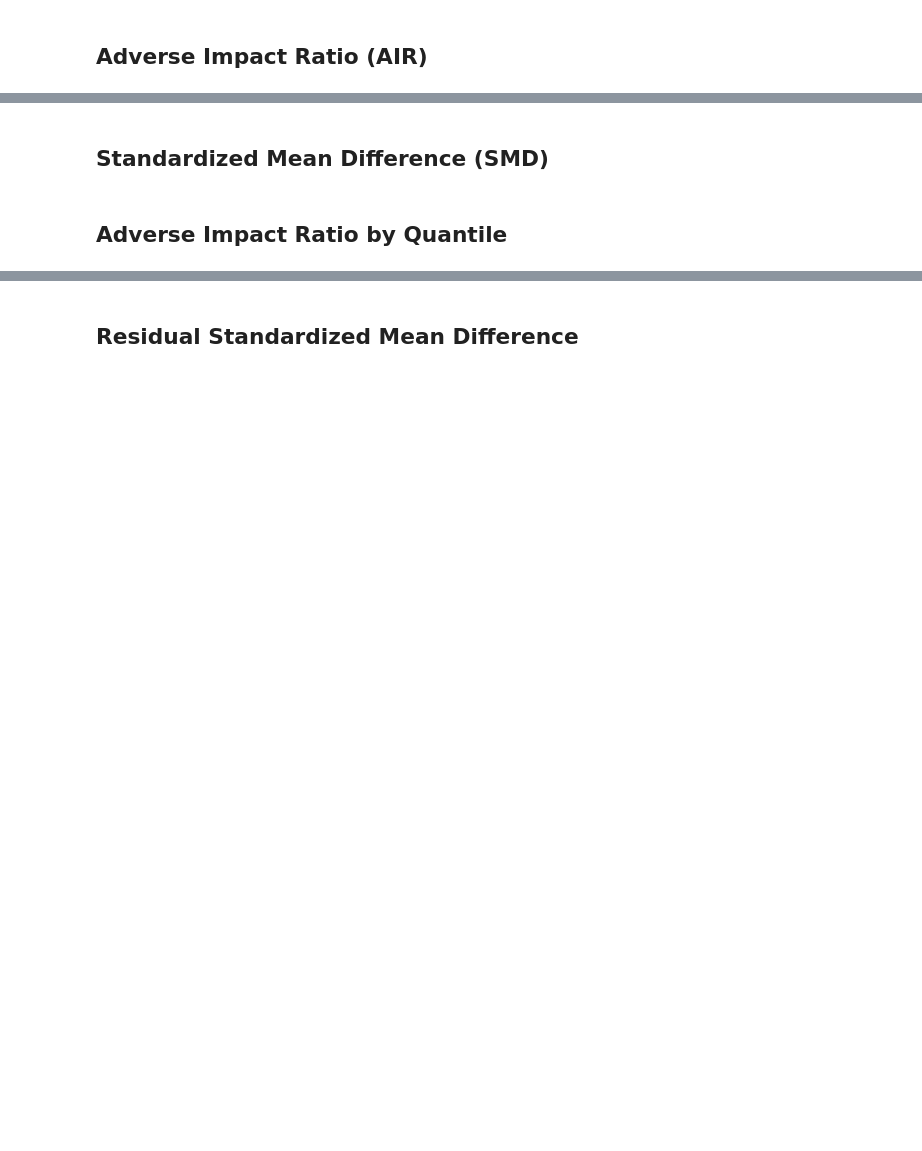
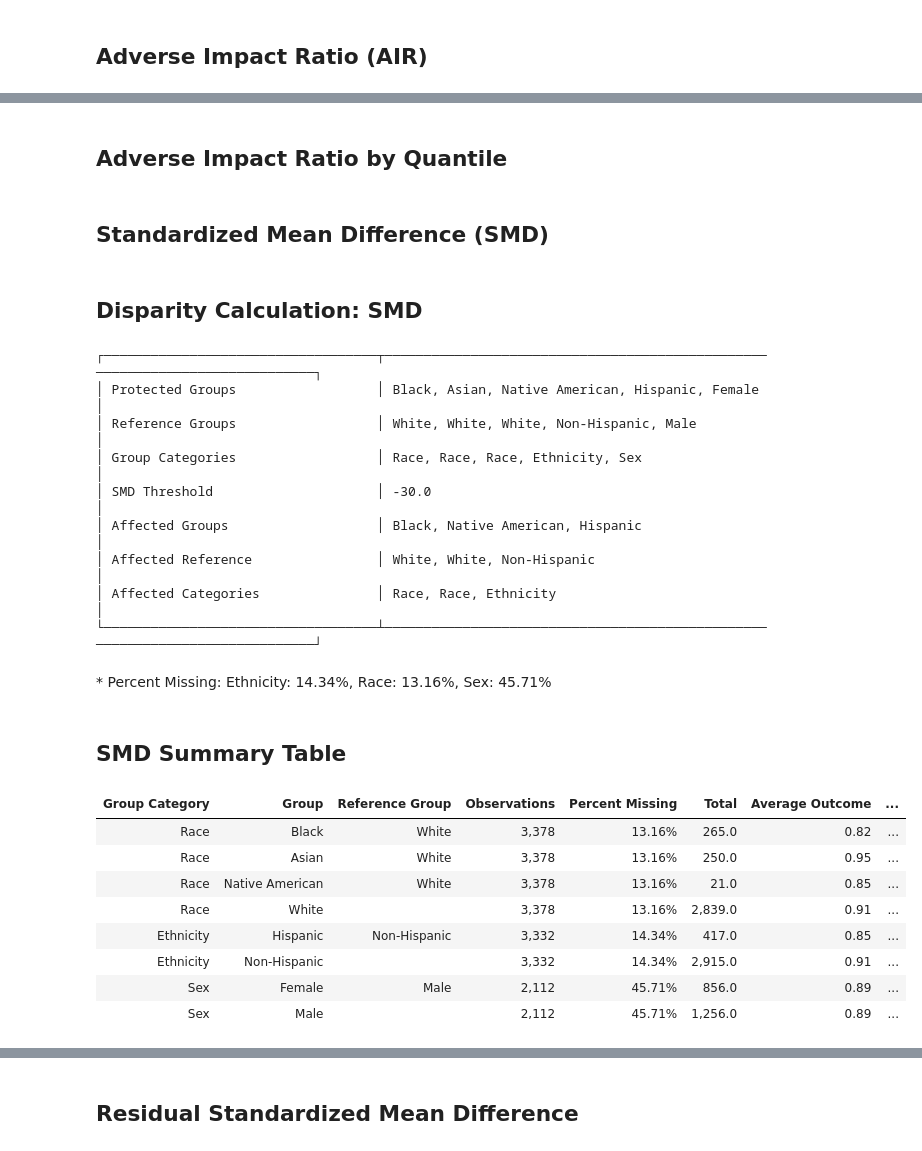
Before and after one commit to nickpschmidt/public_talks, a Jupyter notebook: 20221111 - Big Data and Intelligent Analytics - Northeastern/ML Fairness - HMDA Example.ipynb, the cells around one changed output, grey strips where cells are left out. Saved outputs shown, nothing was run; the diff lists cells and outputs as text; code cells hidden in the pictures; blank space fills up the shorter version.

```diff
--- a/20221111 - Big Data and Intelligent Analytics - Northeastern/ML Fairness - HMDA Example.ipynb
+++ b/20221111 - Big Data and Intelligent Analytics - Northeastern/ML Fairness - HMDA Example.ipynb
@@ -68,0 +63,17 @@ Store arguments in a dictionary for reusability in multiple calls to disparity f
+# %%
+
+df.loc[train, 'predictions'] = xgb_classifier.predict_proba(df.loc[train, features])[:, 1]
+df.loc[~train, 'predictions'] = xgb_classifier.predict_proba(df.loc[~train, features])[:, 1]
+
+
+auc_train = metrics.roc_auc_score(y_score=df.loc[train, 'predictions'], y_true=df.loc[train, label])
+auc_valid = metrics.roc_auc_score(y_score=df.loc[~train, 'predictions'], y_true=df.loc[~train, label])
+
+print(
+    f"\n************************"
+    f"\n**** Model ROC-AUC: ****"
+    f"\nTraining:          {auc_train:0.3f}"
+    f"\nValidation:        {auc_valid:0.3f}"
+    f"\nPercent Change:   {auc_valid / auc_train - 1: 0.2%}"
+    f"\n************************"
+)
@@ -68,0 +87,7 @@ Store arguments in a dictionary for reusability in multiple calls to disparity f
+# %%
+df.loc[train, 'predictions'].describe()
+
+cutoff = 0.90
+
+df['Gets Offer'] = (df['predictions'] > cutoff).astype(int)
+df['Gets Offer'].value_counts(dropna=False, normalize=True)
@@ -69,9 +98,9 @@ Store arguments in a dictionary for reusability in multiple calls to disparity f
 # %%
-reused_arguments = dict(
+common_info_for_testing = dict(
+    group_data=df.loc[~train, :],
     protected_groups=["Black", "Asian", "Native American", "Hispanic", "Female"],
     reference_groups=["White", "White", "White", "Non-Hispanic", "Male"],
     group_categories=["Race", "Race", "Race", "Ethnicity", "Sex"],
-    sample_weight=None,
 )
 # %% [markdown]
 ## Adverse Impact Ratio (AIR)
@@ -88,0 +139,2 @@ sd.ui.show(air.summary_table)
+# %% [markdown]
+## Adverse Impact Ratio by Quantile
@@ -90,9 +152,31 @@ sd.ui.show(air.summary_table)
 ## Standardized Mean Difference (SMD)
 # %%
 smd = sd.standardized_mean_difference(
-    outcome=predictions,
-    label=y_test,
-    smd_threshold=30,
-    lower_score_favorable=True,
-    **reused_arguments,
+    **common_info_for_testing,
+    outcome=df.loc[~train, 'predictions'],
+    smd_threshold=-30,
+    lower_score_favorable=False,
 )
+smd
+# %% [output]
+## Disparity Calculation: SMD
+┌───────────────────────────────────┬─────────────────────────────────────────────────────────────────────────────┐
+│ Protected Groups                  │ Black, Asian, Native American, Hispanic, Female                             │
+│ Reference Groups                  │ White, White, White, Non-Hispanic, Male                                     │
+│ Group Categories                  │ Race, Race, Race, Ethnicity, Sex                                            │
+│ SMD Threshold                     │ -30.0                                                                       │
+│ Affected Groups                   │ Black, Native American, Hispanic                                            │
+│ Affected Reference                │ White, White, Non-Hispanic                                                  │
+│ Affected Categories               │ Race, Race, Ethnicity                                                       │
+└───────────────────────────────────┴─────────────────────────────────────────────────────────────────────────────┘
+\* Percent Missing: Ethnicity: 14.34%, Race: 13.16%, Sex: 45.71%
+## SMD Summary Table
+| Group Category | Group | Reference Group | Observations | Percent Missing | Total | Average Outcome | ... |
+| Race | Black | White | 3,378 | 13.16% | 265.0 | 0.82 | ... |
+| Race | Asian | White | 3,378 | 13.16% | 250.0 | 0.95 | ... |
+| Race | Native American | White | 3,378 | 13.16% | 21.0 | 0.85 | ... |
+| Race | White |  | 3,378 | 13.16% | 2,839.0 | 0.91 | ... |
+| Ethnicity | Hispanic | Non-Hispanic | 3,332 | 14.34% | 417.0 | 0.85 | ... |
+| Ethnicity | Non-Hispanic |  | 3,332 | 14.34% | 2,915.0 | 0.91 | ... |
+| Sex | Female | Male | 2,112 | 45.71% | 856.0 | 0.89 | ... |
+| Sex | Male |  | 2,112 | 45.71% | 1,256.0 | 0.89 | ... |
@@ -103,2 +182,0 @@ sd.ui.show(smd.summary_table)
-# %% [markdown]
-## Adverse Impact Ratio by Quantile
```
Also changed, not shown: parts of 40 cells of this notebook.
